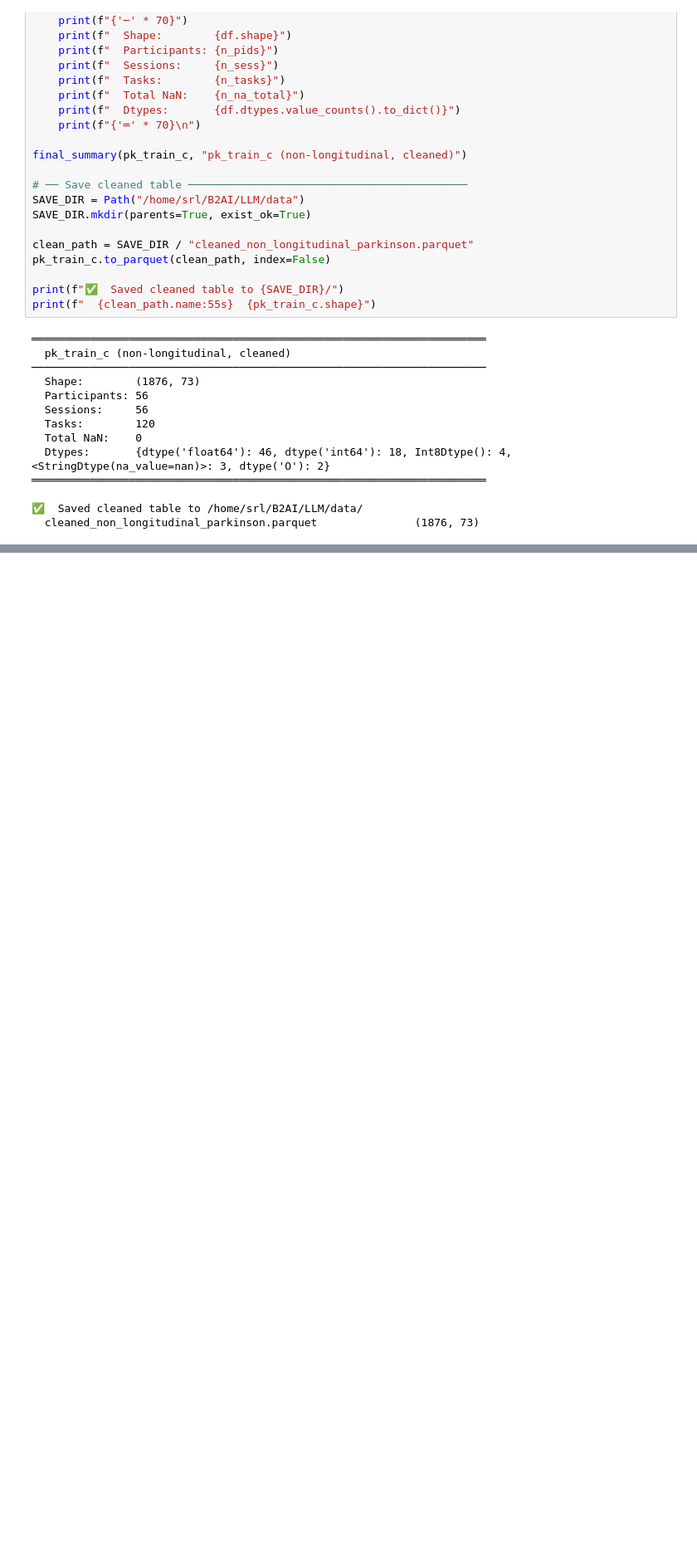
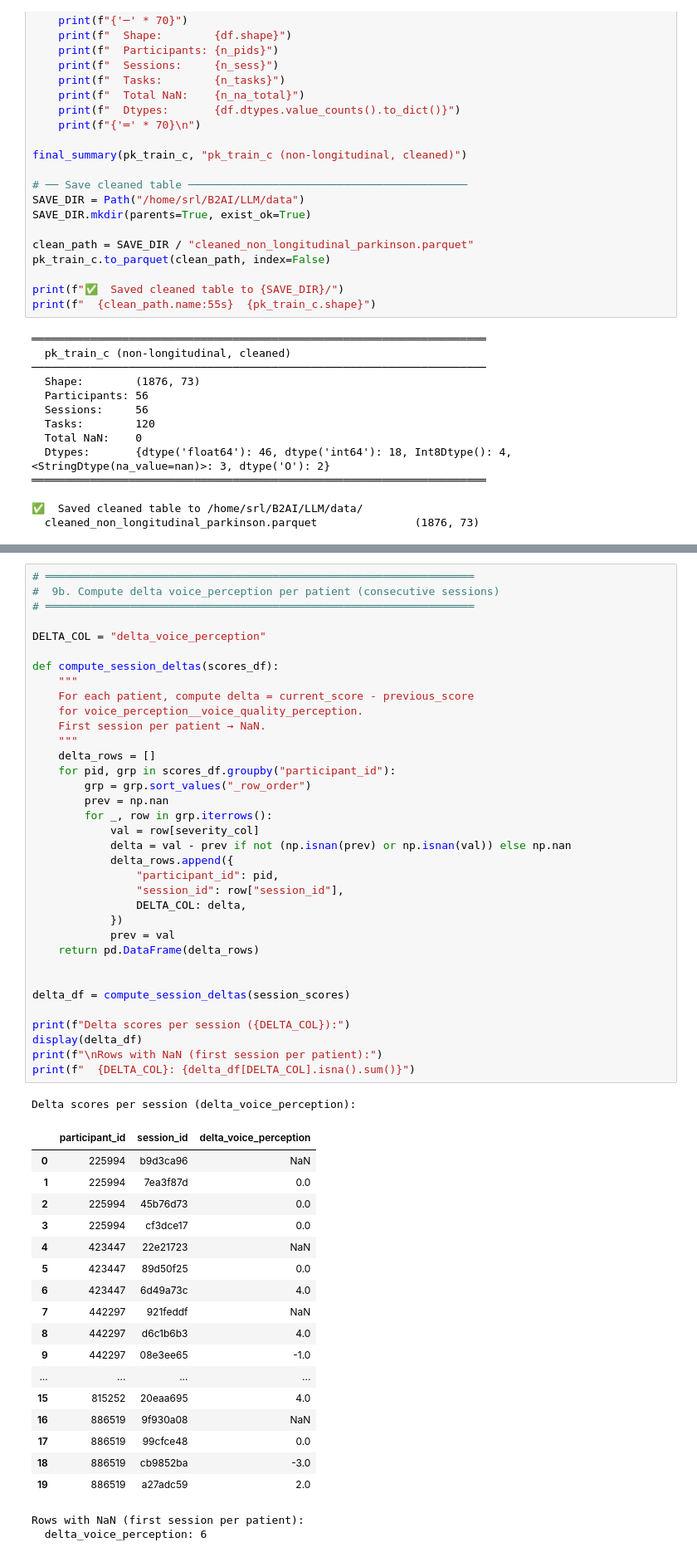
Before and after one commit to raqueljolis/LLM, a Jupyter notebook: data_cleaning.ipynb, the cells around one changed output, grey strips where cells are left out. Shown at 83% size. Drawn from its saved outputs; the diff is of its cells as text; blank space fills up the shorter version.

```diff
--- a/data_cleaning.ipynb
+++ b/data_cleaning.ipynb
@@ -548,0 +1007,56 @@ print(f"  {clean_path.name:55s}  {pk_train_c.shape}")
+# %%
+# ══════════════════════════════════════════════════════════════════
+#  9b. Compute delta voice_perception per patient (consecutive sessions)
+# ══════════════════════════════════════════════════════════════════
+
+DELTA_COL = "delta_voice_perception"
+
+def compute_session_deltas(scores_df):
+    """
+    For each patient, compute delta = current_score - previous_score
+    for voice_perception__voice_quality_perception.
+    First session per patient → NaN.
+    """
+    delta_rows = []
+    for pid, grp in scores_df.groupby("participant_id"):
+        grp = grp.sort_values("_row_order")
+        prev = np.nan
+        for _, row in grp.iterrows():
+            val = row[severity_col]
+            delta = val - prev if not (np.isnan(prev) or np.isnan(val)) else np.nan
+            delta_rows.append({
+                "participant_id": pid,
+                "session_id": row["session_id"],
+                DELTA_COL: delta,
+            })
+            prev = val
+    return pd.DataFrame(delta_rows)
+
+
+delta_df = compute_session_deltas(session_scores)
+
+print(f"Delta scores per session ({DELTA_COL}):")
+display(delta_df)
+print(f"\nRows with NaN (first session per patient):")
+print(f"  {DELTA_COL}: {delta_df[DELTA_COL].isna().sum()}")
+# %% [output]
+Delta scores per session (delta_voice_perception):
+|  | participant_id | session_id | delta_voice_perception |
+| 0 | 225994 | b9d3ca96 | NaN |
+| 1 | 225994 | 7ea3f87d | 0.0 |
+| 2 | 225994 | 45b76d73 | 0.0 |
+| 3 | 225994 | cf3dce17 | 0.0 |
+| 4 | 423447 | 22e21723 | NaN |
+| 5 | 423447 | 89d50f25 | 0.0 |
+| 6 | 423447 | 6d49a73c | 4.0 |
+| 7 | 442297 | 921feddf | NaN |
+| 8 | 442297 | d6c1b6b3 | 4.0 |
+| 9 | 442297 | 08e3ee65 | -1.0 |
+| ... | ... | ... | ... |
+| 15 | 815252 | 20eaa695 | 4.0 |
+| 16 | 886519 | 9f930a08 | NaN |
+| 17 | 886519 | 99cfce48 | 0.0 |
+| 18 | 886519 | cb9852ba | -3.0 |
+| 19 | 886519 | a27adc59 | 2.0 |
+Rows with NaN (first session per patient):
+  delta_voice_perception: 6
```
Also changed, not shown: parts of 19 cells of this notebook.
